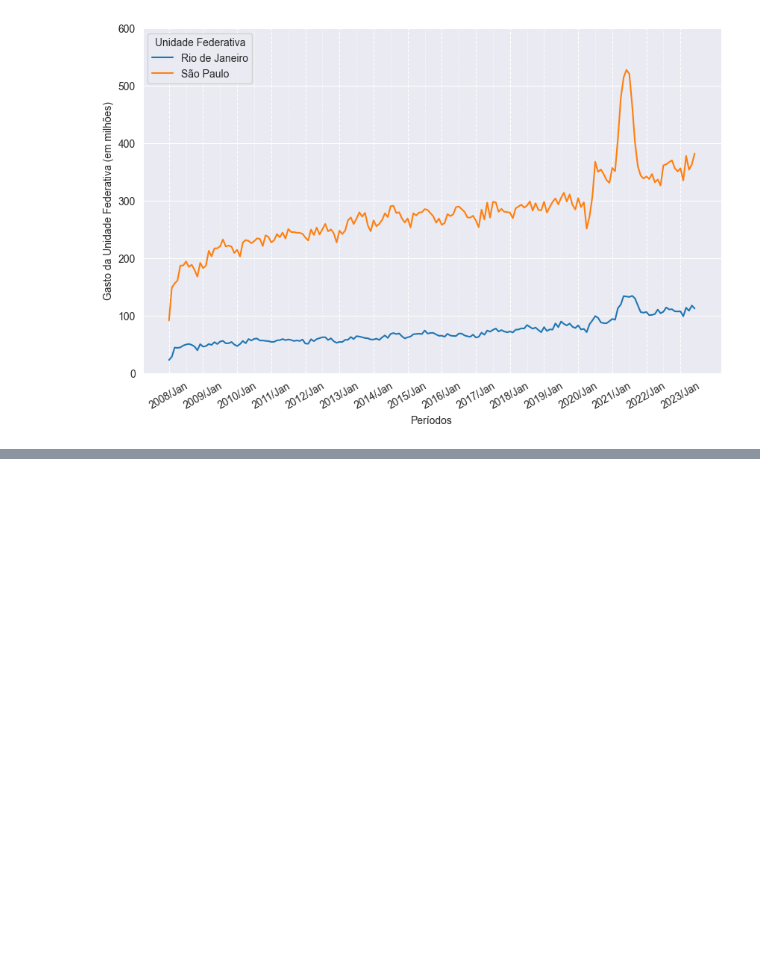
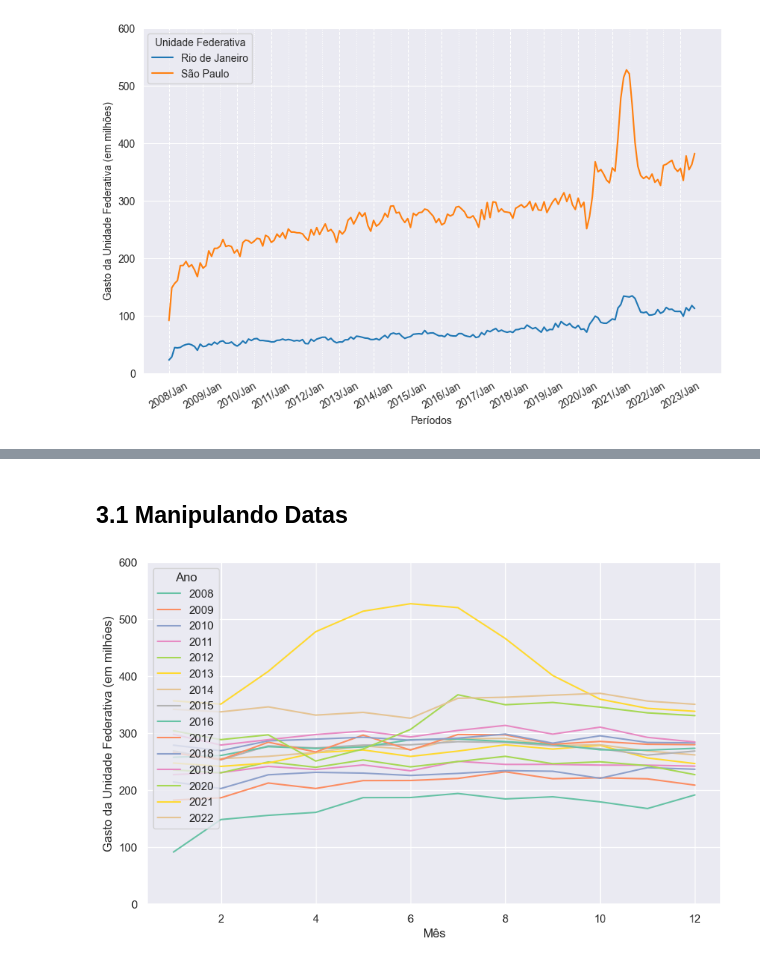
Before and after one commit to z-fab/postech-data-analytics, a Jupyter notebook: f1-data-analysis/m2-visualizacao-dados/producao_hospitalar_v2.ipynb, the cells around one changed output, grey strips where cells are left out. Saved outputs shown, nothing was run; the diff lists cells and outputs as text; code cells hidden in the pictures; blank space fills up the shorter version.

```diff
--- a/f1-data-analysis/m2-visualizacao-dados/producao_hospitalar_v2.ipynb
+++ b/f1-data-analysis/m2-visualizacao-dados/producao_hospitalar_v2.ipynb
@@ -403,0 +510,46 @@ shape: (27, 192)
+# %% [markdown]
+## 3.1 Manipulando Datas
+# %%
+#Criando uma cópia do Dataframe nesse momento
+df4 = df3.clone()
+# %%
+#Craindo colunas para ano e para mes
+df4 = df4.with_columns(
+    pl.col('periodo').dt.year().alias('ano'),
+    pl.col('periodo').dt.month().alias('mes')
+)
+# %%
+#criando dataframe temporário para plotar o gráfico
+df_aux = (df4.filter(
+        (pl.col('uf') == 'São Paulo') &
+        (pl.col('ano') < 2023)
+    ).select(
+        pl.col(['uf', 'mes', 'ano']),
+        pl.col('valor')/1_000_100
+    )
+)
+
+#plotando o gráfico de linhas
+plt.figure(figsize=(10, 6))
+ax = sns.lineplot(
+    data = df_aux,
+    y = 'valor',
+    x= 'mes',
+    hue='ano',
+    palette='Set2'
+)
+
+#Definindo limite do eixo y
+y_max = (
+    round(
+            df_aux['valor'].max()/100+1
+        )*100
+    )
+plt.ylim(0, y_max)
+
+#Alterando Labels dos eixos
+ax.set_xlabel('Mês')
+ax.set_ylabel('Gasto da Unidade Federativa (em milhões)')
+ax.legend(loc='best', title='Ano');
+# %% [output]
+[figure, added]
```
Also changed, not shown: parts of 18 cells of this notebook.
